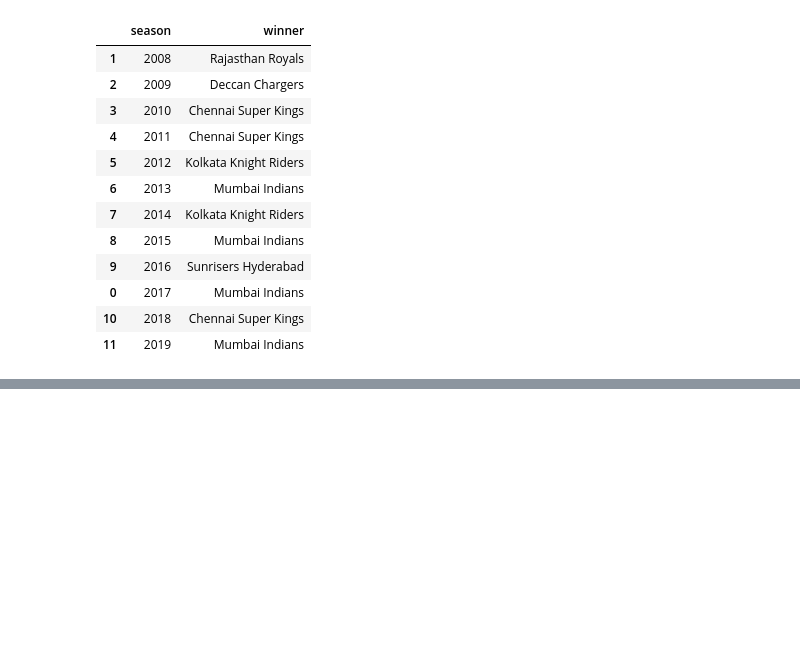
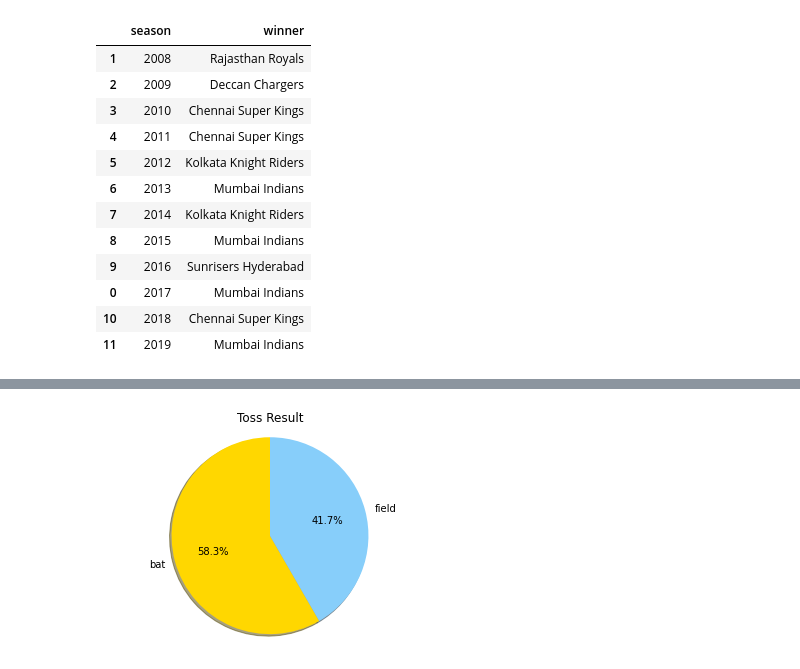
Before and after one commit to jddotcom/Exploratory-Data-Analysis---Sports, a Jupyter notebook: Exploratory Data Analysis - Sports.ipynb, the cells around one changed output, grey strips where cells are left out. Cells and saved outputs as stored; diff of their text form; code cells hidden in the pictures; blank space fills up the shorter version.

```diff
--- a/Exploratory Data Analysis - Sports.ipynb
+++ b/Exploratory Data Analysis - Sports.ipynb
@@ -159,0 +241,17 @@ ValueError: x must be a label or position
+# %%
+#Toss Decision in Finals
+toss=final_matches.toss_decision.value_counts()
+labels=np.array(toss.index)
+sizes = toss.values
+colors = ['gold', 'lightskyblue']
+#explode = (0.1, 0, 0, 0)  # explode 1st slice
+
+# Plot
+plt.pie(sizes, labels=labels, colors=colors,
+        autopct='%1.1f%%', shadow=True,startangle=90)
+
+plt.title('Toss Result')
+plt.axis('equal')
+plt.show()
+# %% [output]
+[figure, added]
```
Also changed, not shown: parts of 28 cells of this notebook.
